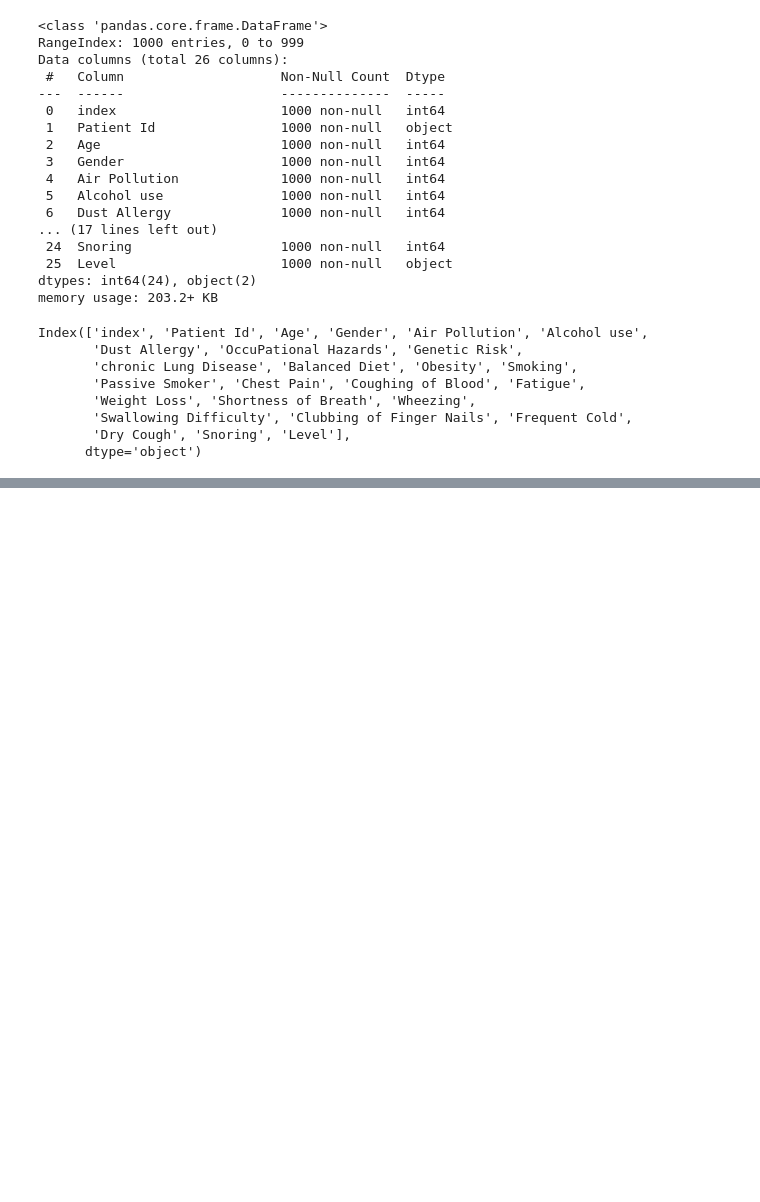
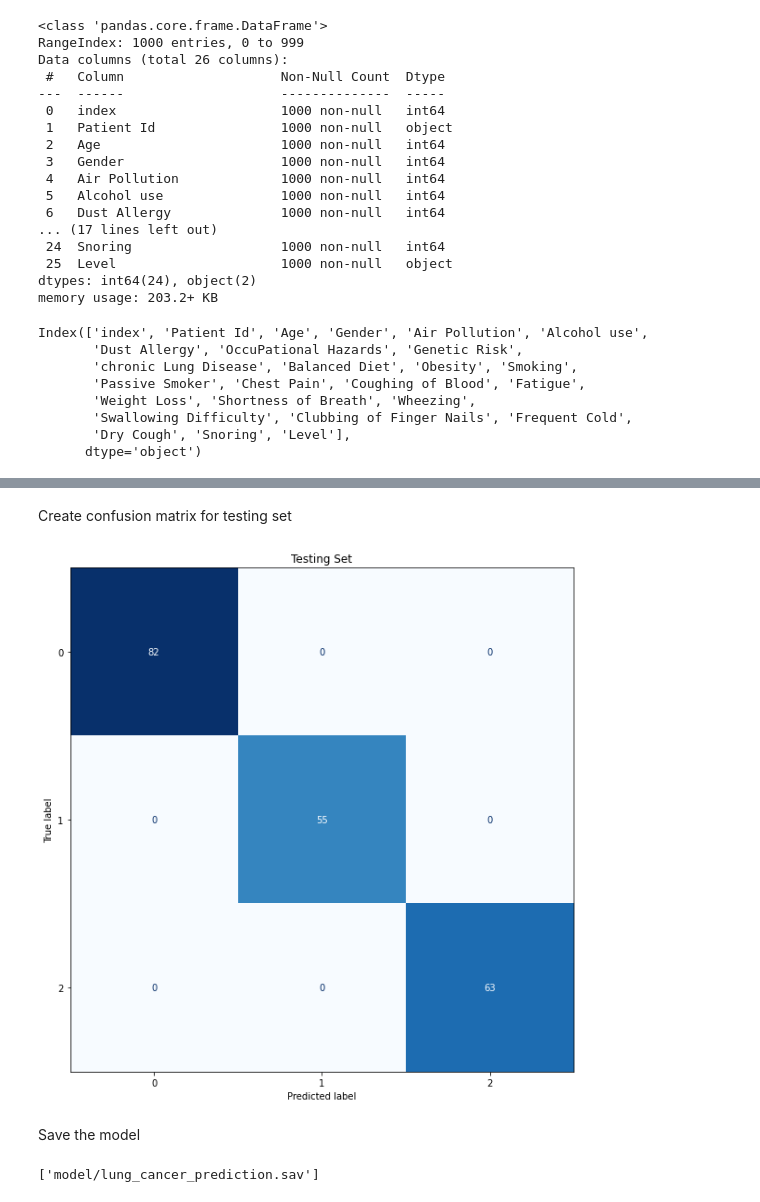
Before and after one commit to trizkynoviandy/lung_cancer_prediction, a Jupyter notebook: lung_cancer_prediction.ipynb, the cells around one changed output, grey strips where cells are left out. Saved outputs shown, nothing was run; the diff lists cells and outputs as text; code cells hidden in the pictures; blank space fills up the shorter version.

```diff
--- a/lung_cancer_prediction.ipynb
+++ b/lung_cancer_prediction.ipynb
@@ -94,0 +140,2 @@ clf.score(X_test, y_test)
+# %%
+y_test_pred = clf.predict(X_test)
@@ -94,0 +154,17 @@ clf.score(X_test, y_test)
+# %% [markdown]
+Create confusion matrix for testing set
+# %%
+conf_mat_train = ConfusionMatrixDisplay(confusion_matrix(y_test, y_test_pred))
+
+fig, ax = plt.subplots(figsize=(10, 10))
+ax.set_title('Testing Set')
+conf_mat_train.plot(cmap=plt.cm.Blues, ax=ax, colorbar=False);
+# %% [output]
+[figure, added]
+# %% [markdown]
+Save the model
+# %%
+filename = 'model/lung_cancer_prediction.sav'
+joblib.dump(clf, filename)
+# %% [output]
+['model/lung_cancer_prediction.sav']
```
Also changed, not shown: parts of 17 cells of this notebook.
